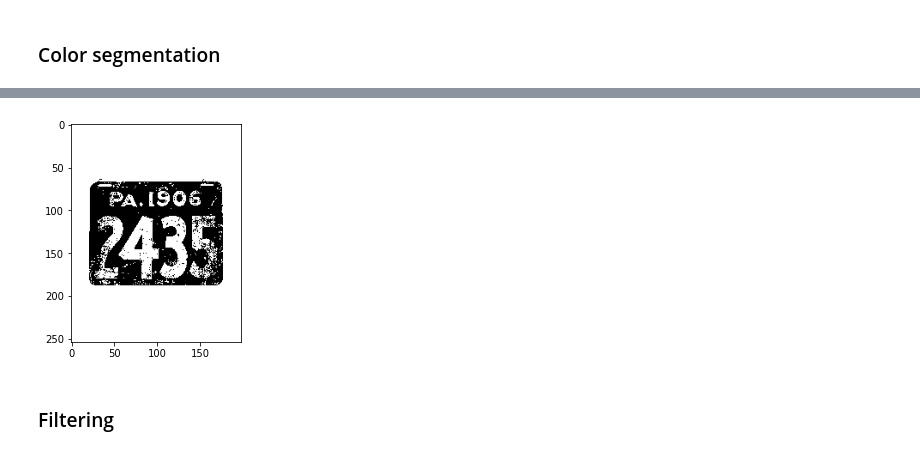
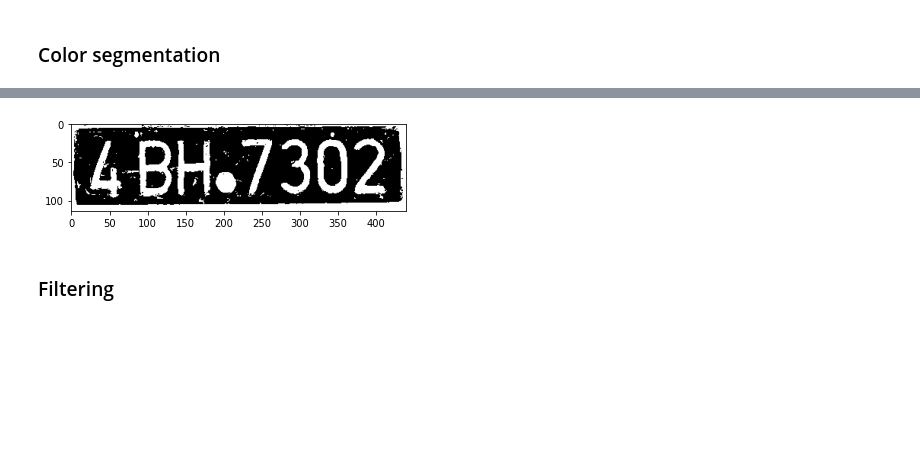
Before and after one commit to matheusRichter/ImageCharacterIdentification, a Jupyter notebook: implemntação.ipynb, the cells around one changed output, grey strips where cells are left out. Saved outputs shown, nothing was run; the diff lists cells and outputs as text; code cells hidden in the pictures; blank space fills up the shorter version.

```diff
--- a/implemntação.ipynb
+++ b/implemntação.ipynb
@@ -46,7 +61,7 @@ actual implementations of the task
 '''
 
 # Original image
-im_test = cv2.imread(img_folder+img_names[3], cv2.IMREAD_COLOR)
+im_test = cv2.imread(img_folder+img_names[0], cv2.IMREAD_COLOR)
 plt.imshow(im_test)
 plt.show()
 # %% [output]
@@ -76,16 +91,16 @@ plt.show()
 # %%
 '''
 Here we apply threshold to make the image black and white. We use the value
 chosen by analysing the hitogram in the cell above
 '''
 
 # Thresholding
-_, thresh = cv2.threshold(gray, 120, 255, cv2.THRESH_BINARY+cv2.THRESH_OTSU)
+_, thresh = cv2.threshold(gray, 120, 255, cv2.THRESH_BINARY_INV+cv2.THRESH_OTSU)
 
 plt.imshow(thresh, cmap='gray')
 plt.show()
 # %% [output]
-[figure, old version]
+[figure, new version]
 # %% [markdown]
 ### Filtering
 # %%
```
Also changed, not shown: parts of 20 cells of this notebook, 2 other files.
